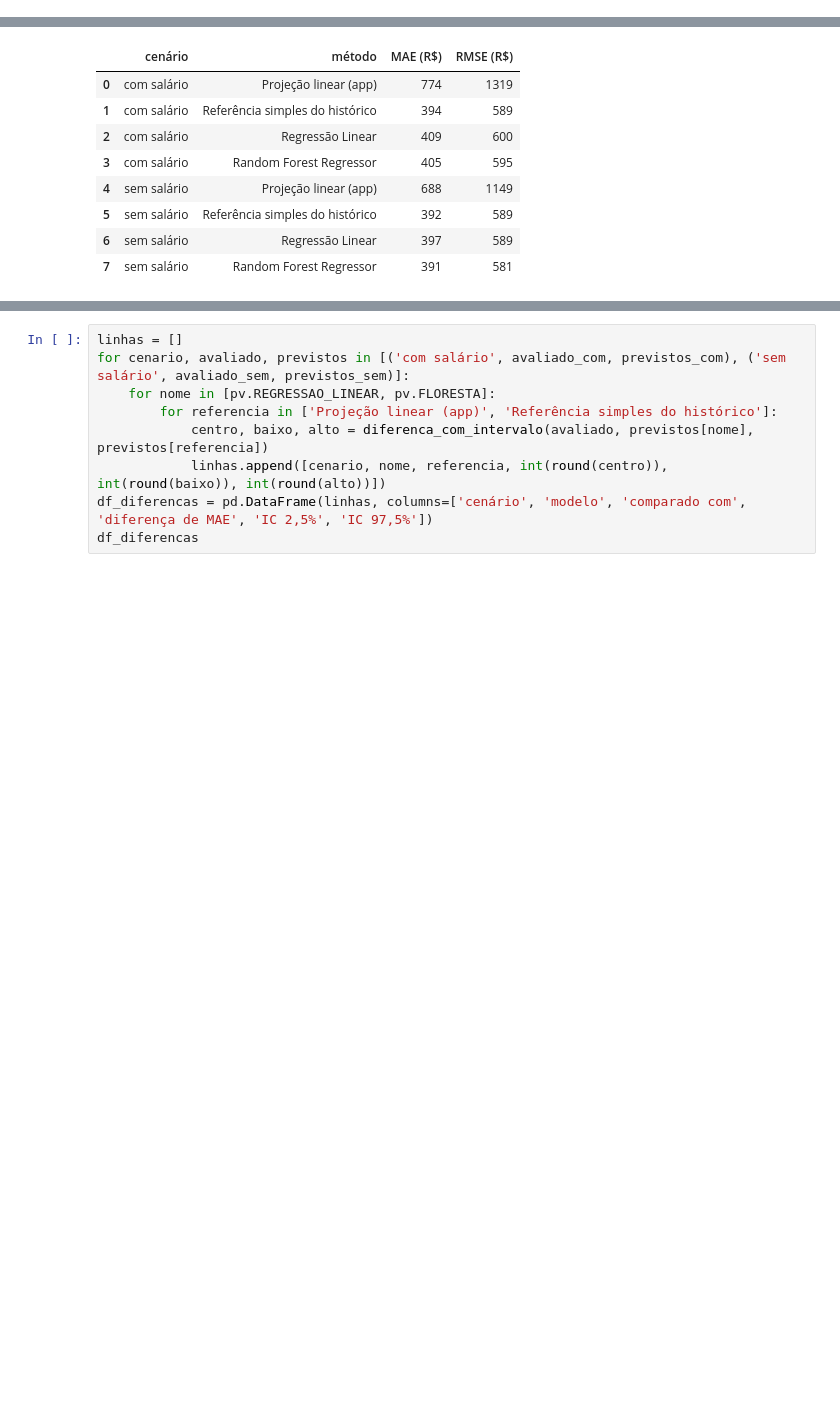
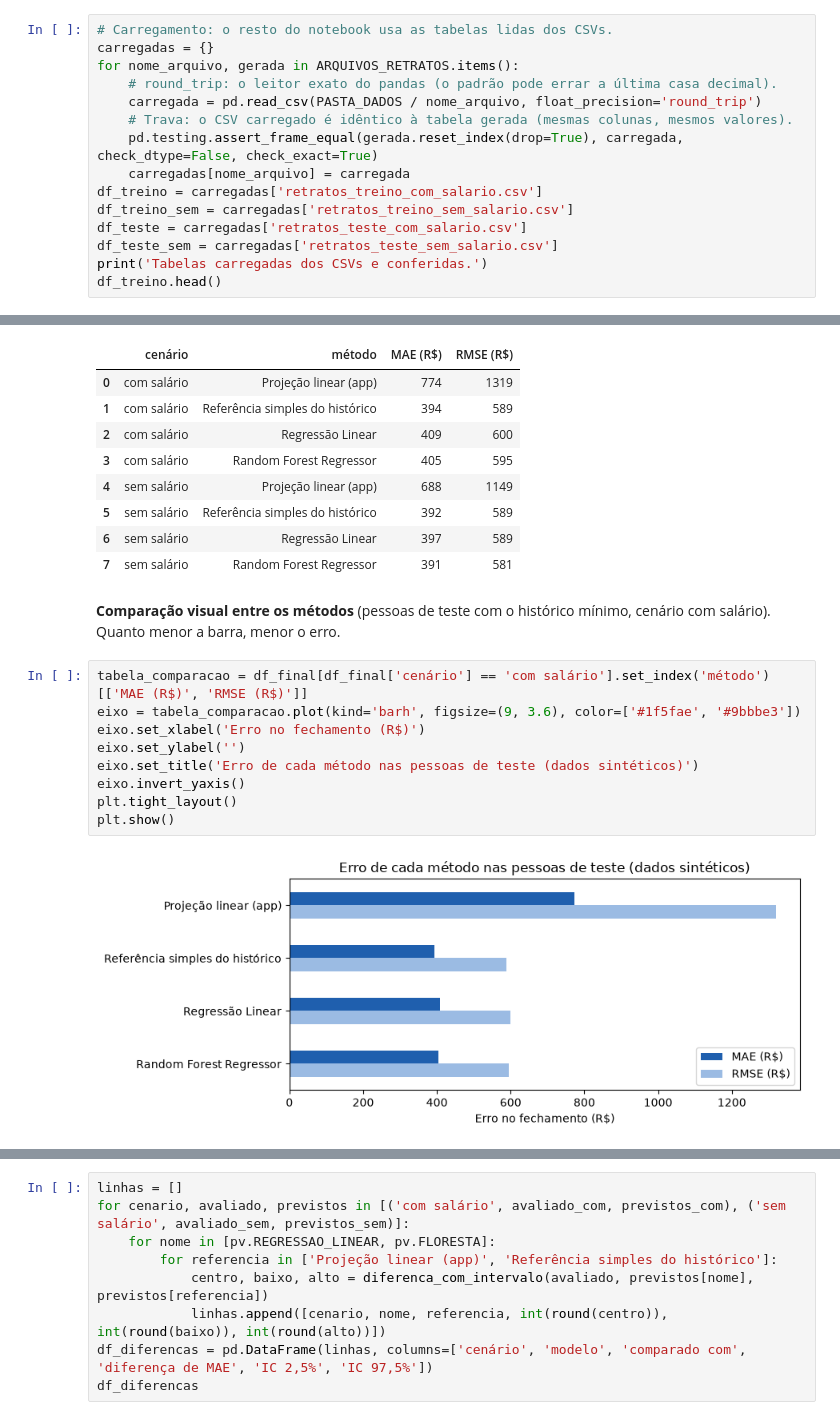
Before and after one commit to IgorSantFerreira/fatura-cartao, a Jupyter notebook: notebooks/previsao_gastos.ipynb, the cells around one changed output, grey strips where cells are left out. Saved outputs shown, nothing was run; the diff lists cells and outputs as text; blank space fills up the shorter version.

```diff
--- a/notebooks/previsao_gastos.ipynb
+++ b/notebooks/previsao_gastos.ipynb
@@ -178,0 +235,15 @@ df_treino[pv.ATRIBUTOS + ['alvo_n']].describe().round(2)
+# %%
+# Carregamento: o resto do notebook usa as tabelas lidas dos CSVs.
+carregadas = {}
+for nome_arquivo, gerada in ARQUIVOS_RETRATOS.items():
+    # round_trip: o leitor exato do pandas (o padrão pode errar a última casa decimal).
+    carregada = pd.read_csv(PASTA_DADOS / nome_arquivo, float_precision='round_trip')
+    # Trava: o CSV carregado é idêntico à tabela gerada (mesmas colunas, mesmos valores).
+    pd.testing.assert_frame_equal(gerada.reset_index(drop=True), carregada, check_dtype=False, check_exact=True)
+    carregadas[nome_arquivo] = carregada
+df_treino = carregadas['retratos_treino_com_salario.csv']
+df_treino_sem = carregadas['retratos_treino_sem_salario.csv']
+df_teste = carregadas['retratos_teste_com_salario.csv']
+df_teste_sem = carregadas['retratos_teste_sem_salario.csv']
+print('Tabelas carregadas dos CSVs e conferidas.')
+df_treino.head()
@@ -481,3 +607,16 @@ df_final
 | 5 | sem salário | Referência simples do histórico | 392 | 589 |
 | 6 | sem salário | Regressão Linear | 397 | 589 |
 | 7 | sem salário | Random Forest Regressor | 391 | 581 |
+# %% [markdown]
+**Comparação visual entre os métodos** (pessoas de teste com o histórico mínimo, cenário com salário). Quanto menor a barra, menor o erro.
+# %%
+tabela_comparacao = df_final[df_final['cenário'] == 'com salário'].set_index('método')[['MAE (R$)', 'RMSE (R$)']]
+eixo = tabela_comparacao.plot(kind='barh', figsize=(9, 3.6), color=['#1f5fae', '#9bbbe3'])
+eixo.set_xlabel('Erro no fechamento (R$)')
+eixo.set_ylabel('')
+eixo.set_title('Erro de cada método nas pessoas de teste (dados sintéticos)')
+eixo.invert_yaxis()
+plt.tight_layout()
+plt.show()
+# %% [output]
+[figure, added]
```
Also changed, not shown: parts of 20 cells of this notebook, 6 other files.
